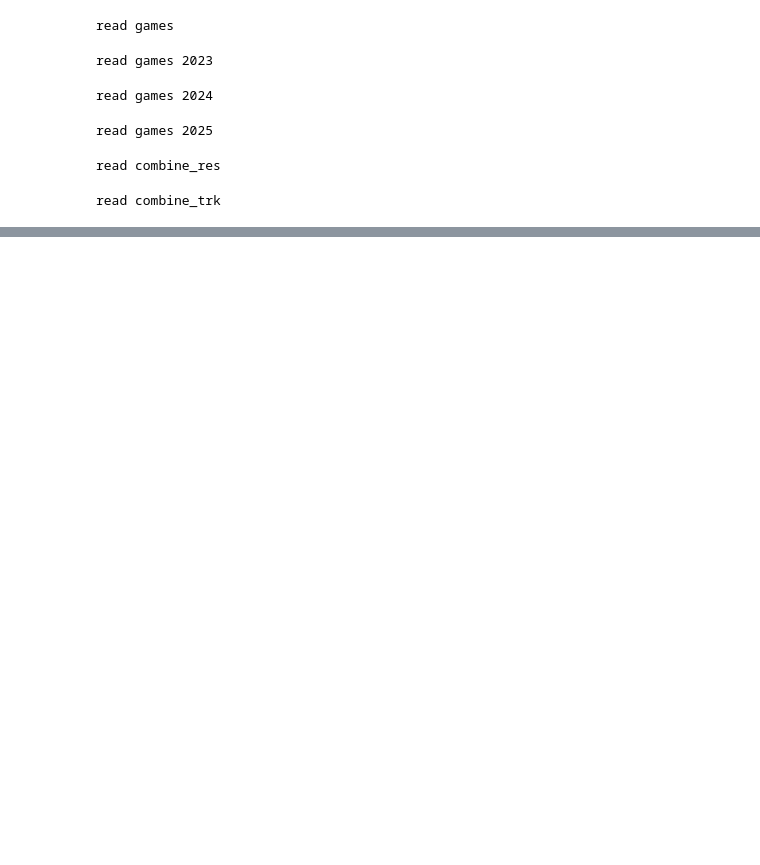
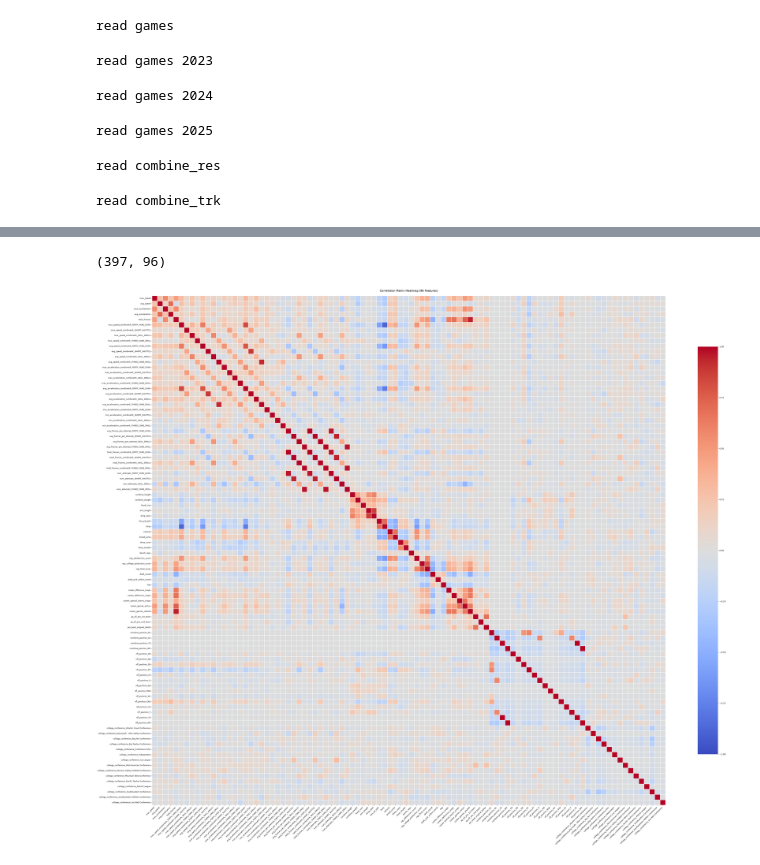
Before and after one commit to csilva1-eng/combine_project, a Jupyter notebook: cis4930_project.ipynb, the cells around one changed output, grey strips where cells are left out. Cells and saved outputs as stored; diff of their text form; code cells hidden in the pictures; blank space fills up the shorter version.

```diff
--- a/cis4930_project.ipynb
+++ b/cis4930_project.ipynb
@@ -388,0 +280,5 @@ player_crr_df.head()
+# %%
+#remove draft_year x and y
+
+for key, val in X_train_by_position.items():
+    X_train_by_position[key] = val.drop(columns = ['draft_year_y', 'draft_year_x'])
@@ -388,0 +317,13 @@ player_crr_df.head()
+# %%
+fin_X_train = pd.concat(
+    X_train_by_position,
+    ignore_index = True
+)
+# %%
+str_cols = fin_X_train.select_dtypes(include = 'string').columns.tolist()
+val = pd.get_dummies(fin_X_train, columns=str_cols, drop_first=True, dtype=int)
+fin_X_train = val
+# %%
+nfl_cols = fin_X_train.filter(regex=r'nfl_position').columns.tolist()
+
+fin_X_train = fin_X_train.drop(columns = nfl_cols)
@@ -388,0 +339,36 @@ player_crr_df.head()
+# %%
+fin_X_train.shape
+# %% [output]
+(397, 96)
+# %%
+
+corr_matrix = fin_X_train.corr()
+
+num_features = len(fin_X_train.columns)
+fig_width = max(12, num_features * 0.5)
+fig_height = max(10, num_features * 0.4)
+
+plt.figure(figsize=(fig_width, fig_height))
+
+sns.heatmap(
+    corr_matrix,
+    annot=num_features < 30,
+    cmap="coolwarm",
+    fmt=".2f",
+    linewidths=0.1,
+    vmin=-1,
+    vmax=1,
+    cbar_kws={"shrink": 0.8},
+    annot_kws={"size": 8},
+)
+
+plt.xticks(rotation=45, ha="right", fontsize=9)
+plt.yticks(rotation=0, fontsize=9)
+
+plt.title(f"Correlation Matrix Heatmap ({num_features} Features)", fontsize=14, pad=20)
+plt.tight_layout()
+
+plt.savefig("large_correlation_heatmap.png", dpi=300, bbox_inches="tight")
+plt.show()
+# %% [output]
+[figure, added]
```
Also changed, not shown: parts of 37 cells of this notebook.
